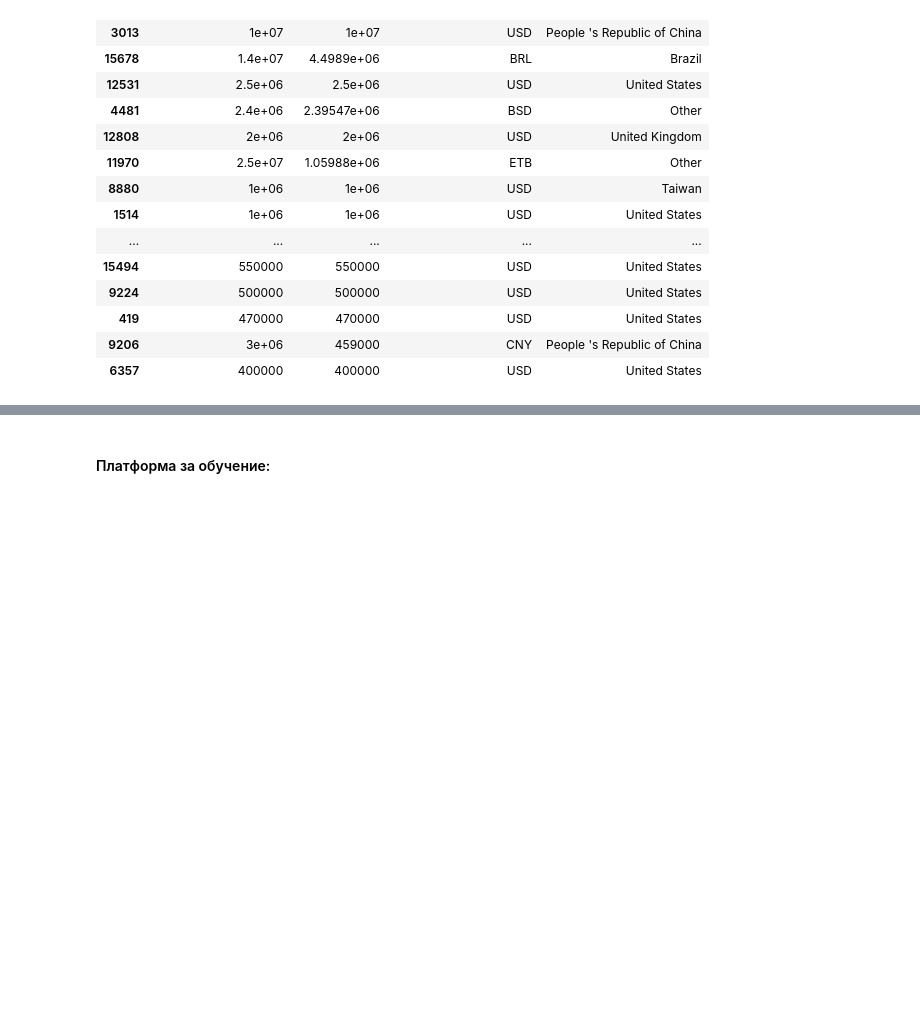
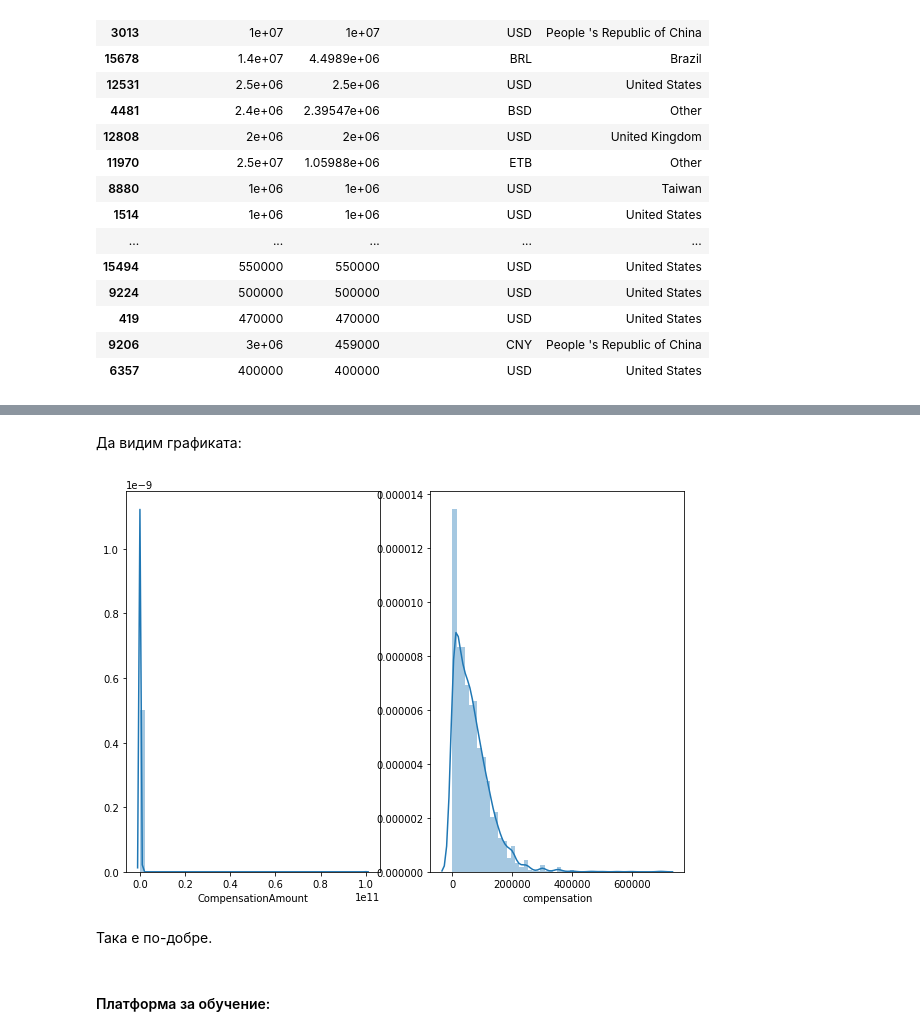
Before and after one commit to bobev18/kaggle_survey-17, a Jupyter notebook: survey2017.ipynb, the cells around one changed output, grey strips where cells are left out. Drawn from its saved outputs; the diff is of its cells as text; code cells hidden in the pictures; blank space fills up the shorter version.

Commit message:
fix compensation dist plot; reevaluate usage of LearningCategory & Time features

```diff
--- a/survey2017.ipynb
+++ b/survey2017.ipynb
@@ -463,0 +416,7 @@ selected
+# %%
+pd.options.display.max_rows = 20
+pd.set_option('display.float_format', '{:.2f}'.format)
+
+selected = plotable_compensation.sort_values('compensation', ascending=False)[['CompensationAmount',
+                                    'compensation', 'CompensationCurrency', 'Country']]
+selected.head(20)
@@ -536,0 +469,7 @@ print('търсим от къде дойде "1.4e+07" в BRL:', re.findall(r',1
+# %%
+# selected.drop((selected['compensation'] >= 1e+7).index, inplace=True)
+# selected
+rows_to_delete = selected[selected['compensation'] >= 1e+6].index
+print('редове за премахване:', rows_to_delete)
+selected.drop(rows_to_delete, inplace=True)
+selected[:20].style.apply(lambda x: ['background: lightgreen' if x.name == 'compensation' and isinstance(z, float) and z >= 400000 else '' for i,z in x.iteritems()])
@@ -537,3 +495,13 @@ print('търсим от къде дойде "1.4e+07" в BRL:', re.findall(r',1
+# %% [markdown]
+Да видим графиката:
+# %%
+fig, axes = plt.subplots(1, 2, figsize=(10, 7), sharey=False)
+sns.distplot(compensation.CompensationAmount, ax=axes[0])
+sns.distplot(selected.compensation, ax=axes[1]);
+# %% [output]
+[figure, added]
+# %% [markdown]
+Така е по-добре.
 # %% [markdown]
 #### Платформа за обучение:
 # %%
```
Also changed, not shown: parts of 62 cells of this notebook, 1 other file.
